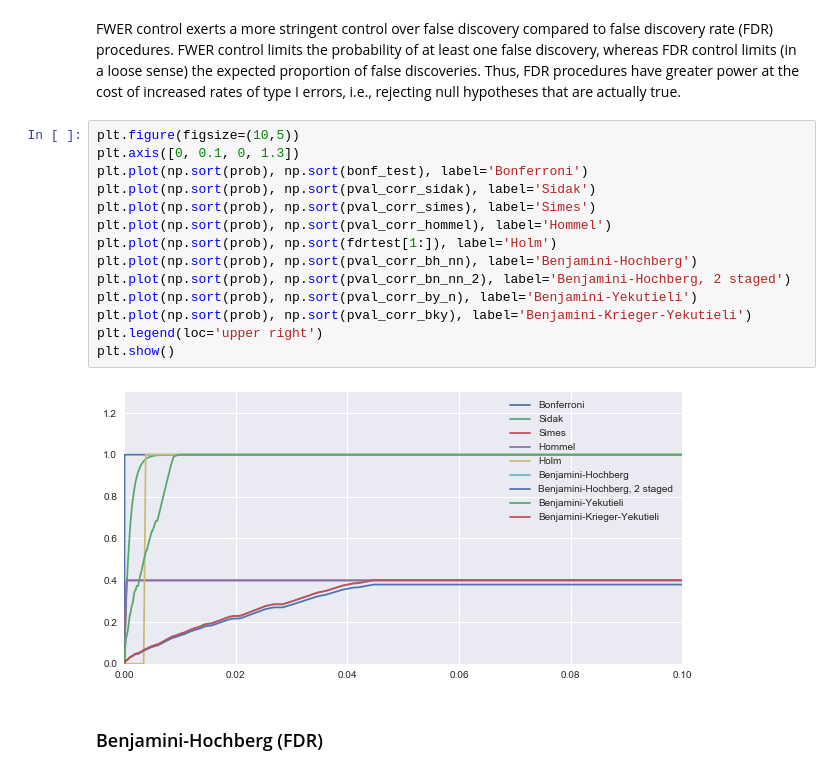
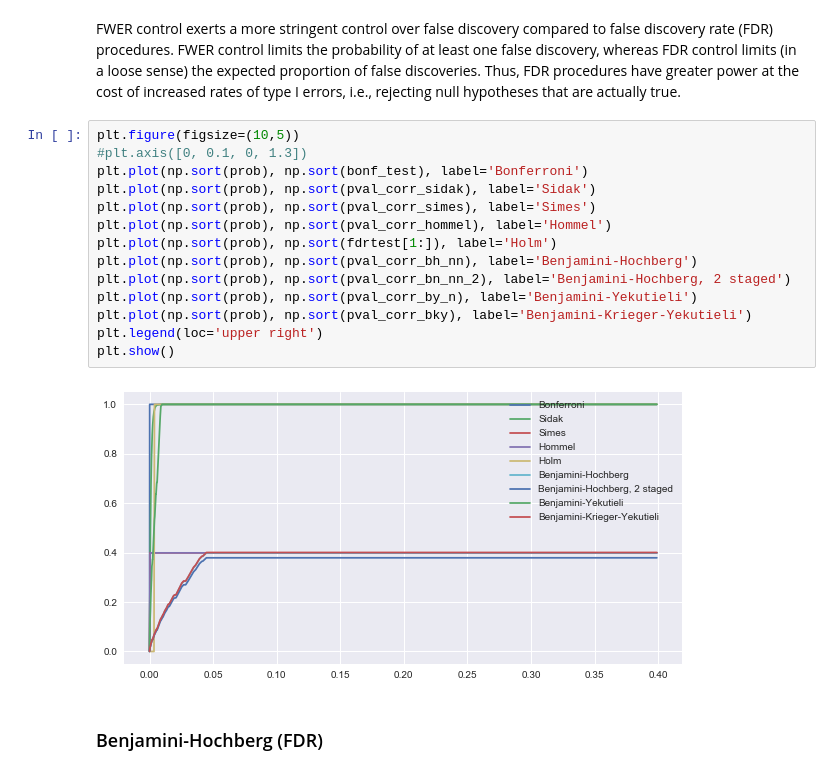
Before and after one commit to daryadedik/multiple-correction-problem, a Jupyter notebook: multiple-correction.ipynb, the cells around one changed output. Saved outputs shown, nothing was run; the diff lists cells and outputs as text.

```diff
--- a/multiple-correction.ipynb
+++ b/multiple-correction.ipynb
@@ -215,20 +217,20 @@ Type II error rate (false negatives): 0.5000
 FWER control exerts a more stringent control over false discovery compared to false discovery rate (FDR) procedures. FWER control limits the probability of at least one false discovery, whereas FDR control limits (in a loose sense) the expected proportion of false discoveries. Thus, FDR procedures have greater power at the cost of increased rates of type I errors, i.e., rejecting null hypotheses that are actually true.
 # %%
 plt.figure(figsize=(10,5))
-plt.axis([0, 0.1, 0, 1.3])
+#plt.axis([0, 0.1, 0, 1.3])
 plt.plot(np.sort(prob), np.sort(bonf_test), label='Bonferroni')
 plt.plot(np.sort(prob), np.sort(pval_corr_sidak), label='Sidak')
 plt.plot(np.sort(prob), np.sort(pval_corr_simes), label='Simes')
 plt.plot(np.sort(prob), np.sort(pval_corr_hommel), label='Hommel')
 plt.plot(np.sort(prob), np.sort(fdrtest[1:]), label='Holm')
 plt.plot(np.sort(prob), np.sort(pval_corr_bh_nn), label='Benjamini-Hochberg')
 plt.plot(np.sort(prob), np.sort(pval_corr_bn_nn_2), label='Benjamini-Hochberg, 2 staged')
 plt.plot(np.sort(prob), np.sort(pval_corr_by_n), label='Benjamini-Yekutieli')
 plt.plot(np.sort(prob), np.sort(pval_corr_bky), label='Benjamini-Krieger-Yekutieli')
 plt.legend(loc='upper right')
 plt.show()
 # %% [output]
-[figure, old version]
+[figure, new version]
 # %% [markdown]
 ### Benjamini-Hochberg (FDR)
 # %% [markdown]
```
Also changed, not shown: parts of 3 cells of this notebook.
